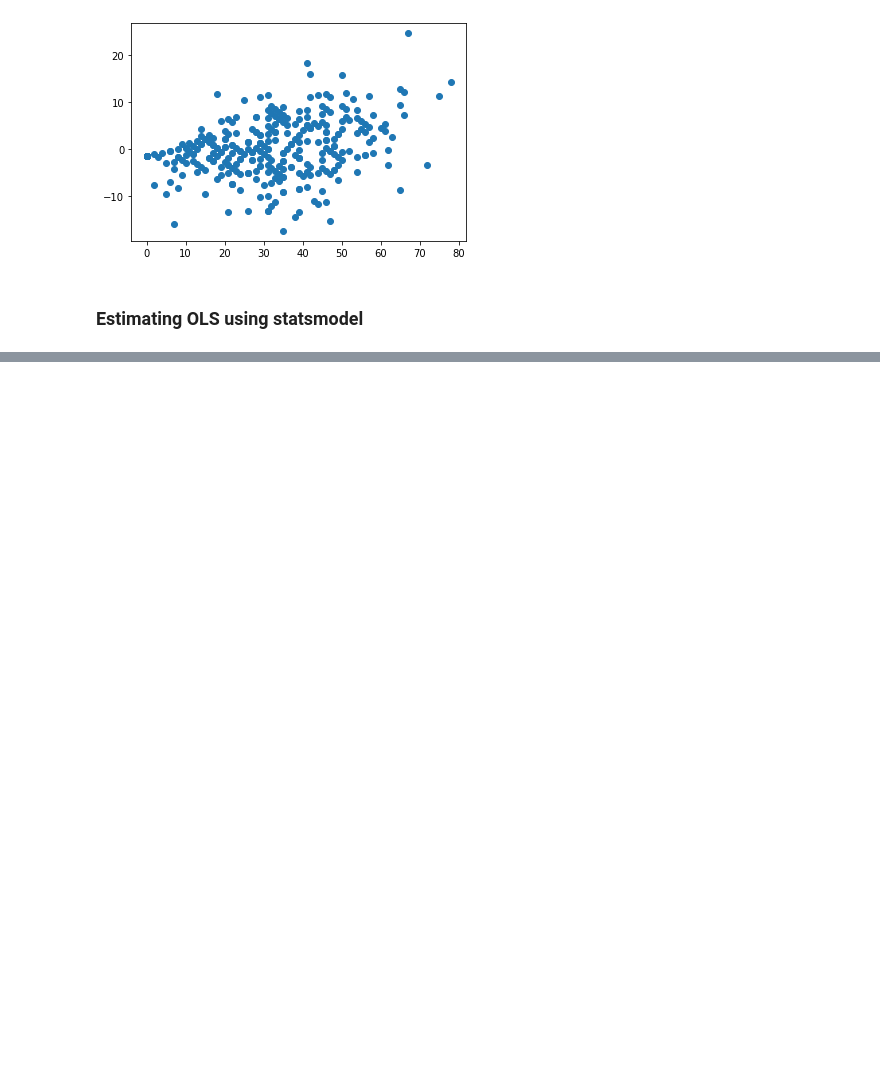
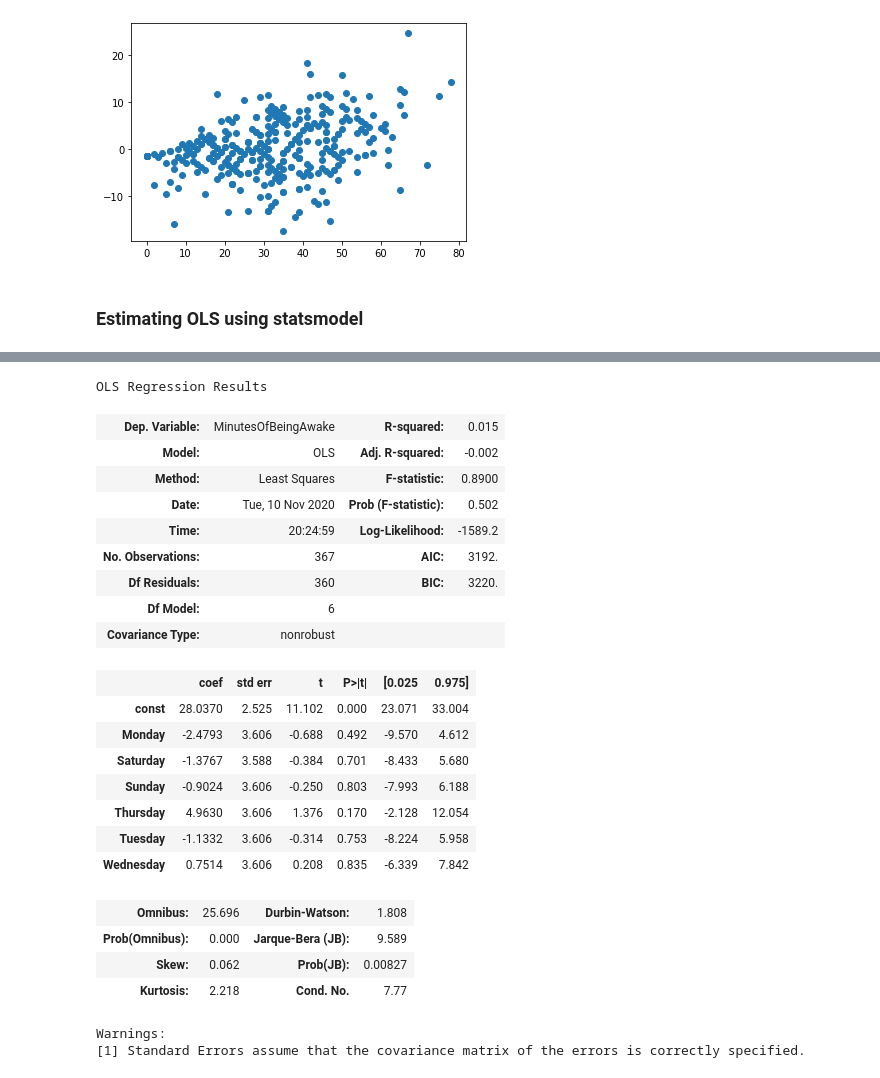
Before and after one commit to Shinan-tech/data-pt-ber-08-20, a Jupyter notebook: Labs/module-2_labs/05_applied-analysis/02_lab-regression-analysis/Untitled.ipynb, the cells around one changed output, grey strips where cells are left out. Saved outputs shown, nothing was run; the diff lists cells and outputs as text; code cells hidden in the pictures; blank space fills up the shorter version.

```diff
--- a/Labs/module-2_labs/05_applied-analysis/02_lab-regression-analysis/Untitled.ipynb
+++ b/Labs/module-2_labs/05_applied-analysis/02_lab-regression-analysis/Untitled.ipynb
@@ -322,0 +356,8 @@ Warnings:
+# %%
+X = pd.DataFrame()
+Y = df_new["MinutesOfBeingAwake"]
+X["EfficientSleep"] = np.where(df_new["Sleep efficiency"] > 90, 1, 0)
+X = sm.add_constant(X)
+model = sm.OLS(Y, X)
+results = model.fit()
+results.summary()
@@ -322,0 +413,32 @@ Warnings:
+# %%
+Y = df_new["MinutesOfBeingAwake"]
+X = pd.get_dummies(df_new["Days"], drop_first=True)
+X = sm.add_constant(X)
+model = sm.OLS(Y, X)
+results = model.fit()
+results.summary()
+# %% [output]
+OLS Regression Results
+| Dep. Variable: | MinutesOfBeingAwake | R-squared: | 0.015 |
+| Model: | OLS | Adj. R-squared: | -0.002 |
+| Method: | Least Squares | F-statistic: | 0.8900 |
+| Date: | Tue, 10 Nov 2020 | Prob (F-statistic): | 0.502 |
+| Time: | 20:24:59 | Log-Likelihood: | -1589.2 |
+| No. Observations: | 367 | AIC: | 3192. |
+| Df Residuals: | 360 | BIC: | 3220. |
+| Df Model: | 6 |  |  |
+| Covariance Type: | nonrobust |  |  |
+|  | coef | std err | t | P>|t| | [0.025 | 0.975] |
+| const | 28.0370 | 2.525 | 11.102 | 0.000 | 23.071 | 33.004 |
+| Monday | -2.4793 | 3.606 | -0.688 | 0.492 | -9.570 | 4.612 |
+| Saturday | -1.3767 | 3.588 | -0.384 | 0.701 | -8.433 | 5.680 |
+| Sunday | -0.9024 | 3.606 | -0.250 | 0.803 | -7.993 | 6.188 |
+| Thursday | 4.9630 | 3.606 | 1.376 | 0.170 | -2.128 | 12.054 |
+| Tuesday | -1.1332 | 3.606 | -0.314 | 0.753 | -8.224 | 5.958 |
+| Wednesday | 0.7514 | 3.606 | 0.208 | 0.835 | -6.339 | 7.842 |
+| Omnibus: | 25.696 | Durbin-Watson: | 1.808 |
+| Prob(Omnibus): | 0.000 | Jarque-Bera (JB): | 9.589 |
+| Skew: | 0.062 | Prob(JB): | 0.00827 |
+| Kurtosis: | 2.218 | Cond. No. | 7.77 |
+Warnings:
+[1] Standard Errors assume that the covariance matrix of the errors is correctly specified.
```
Also changed, not shown: parts of 15 cells of this notebook.
